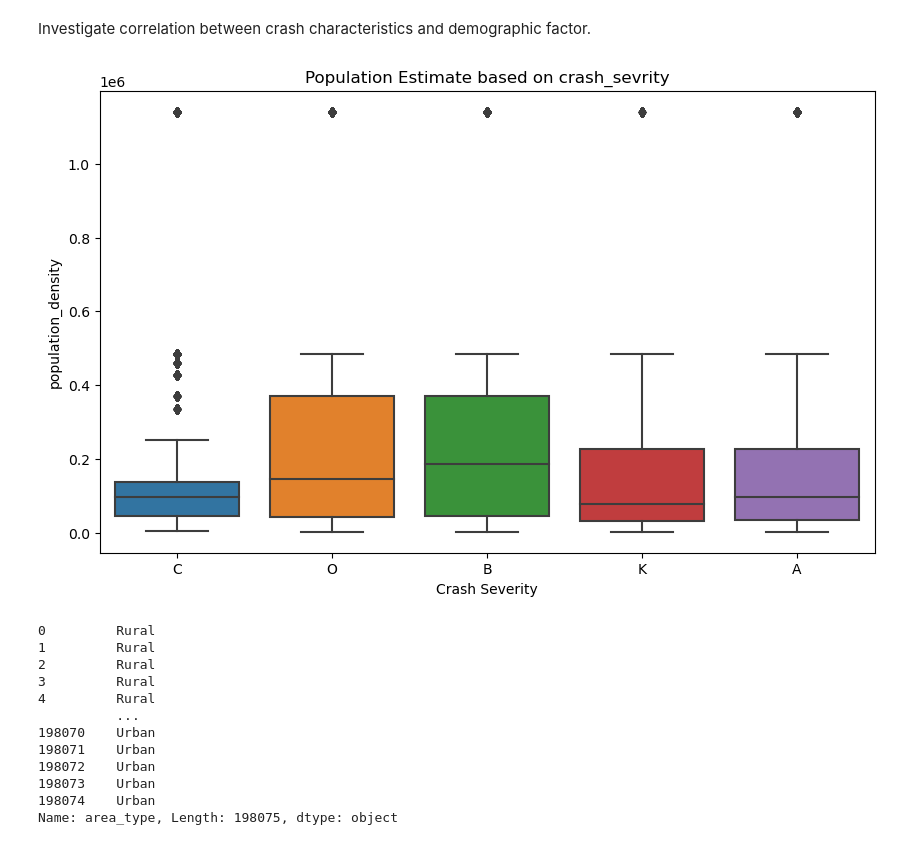
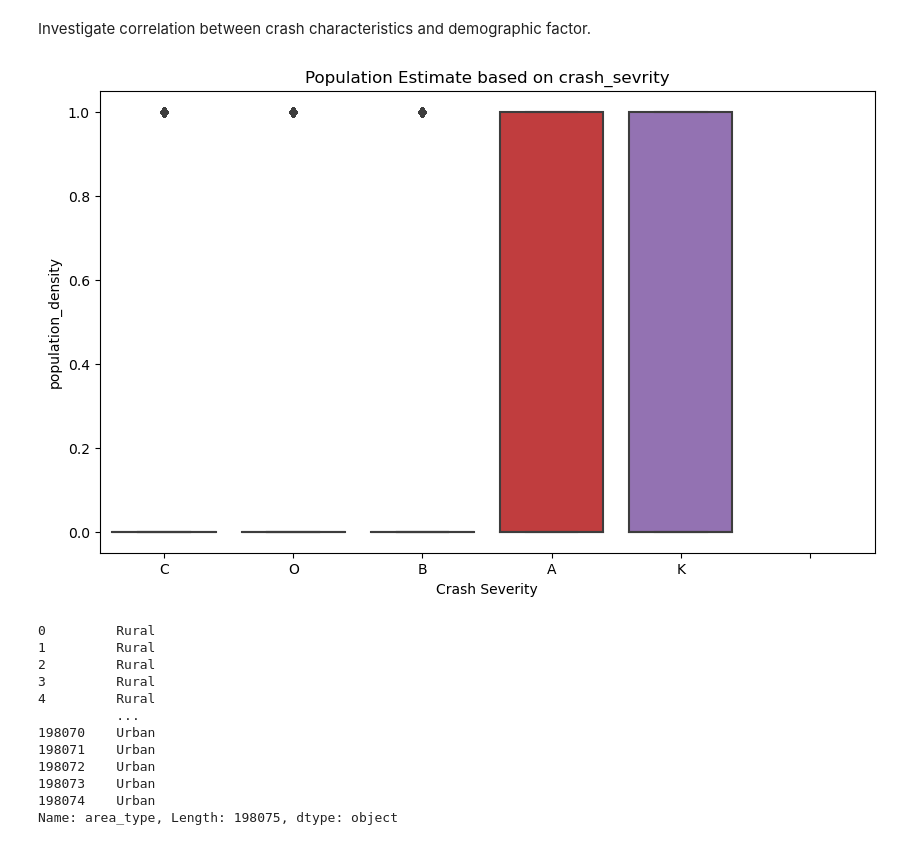
Before and after one commit to Eliab16/VDOT-crash-analysis, a Jupyter notebook: notebooks/VDOT-2.ipynb, the cells around one changed output. Saved outputs shown, nothing was run; the diff lists cells and outputs as text; code cells hidden in the pictures.

```diff
--- a/notebooks/VDOT-2.ipynb
+++ b/notebooks/VDOT-2.ipynb
@@ -257,18 +257,18 @@ merged_data['speed_notspeed'] = merged_data['speed_notspeed'].map({'Yes':1 ,'No'
 # merged_data['population_density'] =pd.qcut(merged_data['population_esimate2021'],labels=['low','medium','High'],q=3)
 # %%
 plt.figure(figsize=(10,6))
-sns.boxplot(x='crash_severity',y='population_esimate2021',
-data=merged_data)
+sns.boxplot(x='crash_severity',y='speed_notspeed',
+data=crash_data)
 plt.title('Population Estimate based on crash_sevrity')
 plt.xlabel('Crash Severity')
 plt.ylabel('population_density')
 # plt.gca().yaxis.set_major_formatter(ticker.FuncFormatter(lambda x,pos:'{0:g}k'.format(x/1000)))
 # plt.xticks(rotation=45)
 # plt.tight_layout()
 plt.savefig(format='jpg', fname='Crash Severity')
 plt.show()
 # %% [output]
-[figure, old version]
+[figure, new version]
 # %%
 merged_data['area_type']
 # %% [output]
```
Also changed, not shown: parts of 19 cells of this notebook, 1 other file.
